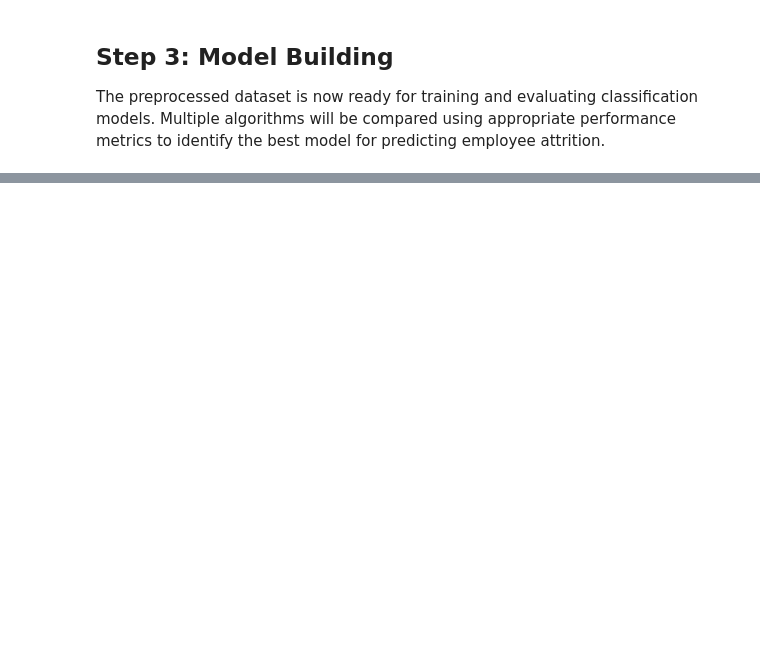
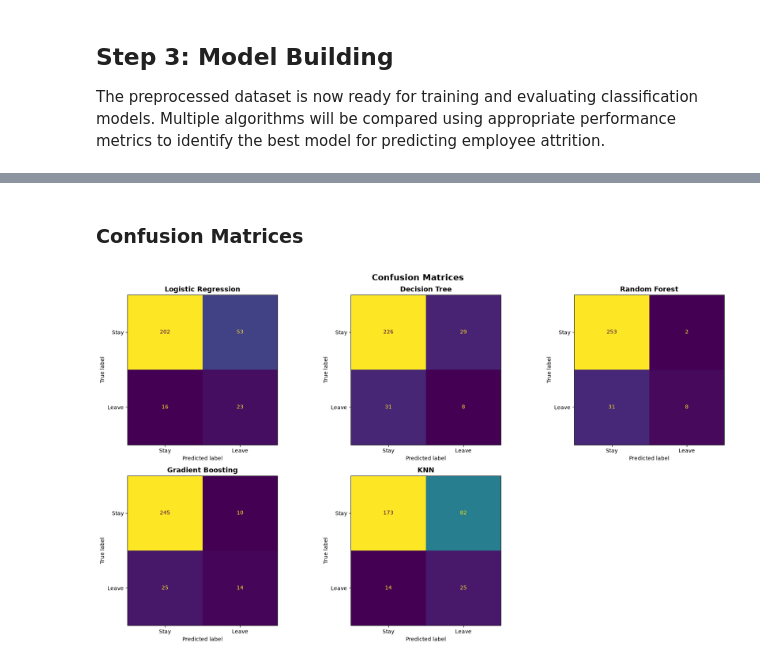
Before and after one commit to swarupsarangi113/employee-attrition-prediction, a Jupyter notebook: employee_attrition.ipynb, the cells around one changed output, grey strips where cells are left out. Drawn from its saved outputs; the diff is of its cells as text; code cells hidden in the pictures; blank space fills up the shorter version.

```diff
--- a/employee_attrition.ipynb
+++ b/employee_attrition.ipynb
@@ -481,0 +696,7 @@ The preprocessed dataset is now ready for training and evaluating classification
+# %%
+trained_models = {}
+
+for name, model in models.items():
+    model.fit(X_train_resampled, y_train_resampled)
+    trained_models[name] = model
+    print(f'{name}: trained')
@@ -481,0 +720,23 @@ The preprocessed dataset is now ready for training and evaluating classification
+# %%
+from sklearn.metrics import (
+    accuracy_score, precision_score, recall_score,
+    f1_score, roc_auc_score, confusion_matrix, ConfusionMatrixDisplay
+)
+
+results = []
+
+for name, model in trained_models.items():
+    y_pred = model.predict(X_test_scaled)
+    y_proba = model.predict_proba(X_test_scaled)[:, 1]
+
+    results.append({
+        'Model':     name,
+        'Accuracy':  round(accuracy_score(y_test, y_pred), 4),
+        'Precision': round(precision_score(y_test, y_pred), 4),
+        'Recall':    round(recall_score(y_test, y_pred), 4),
+        'F1 Score':  round(f1_score(y_test, y_pred), 4),
+        'ROC-AUC':   round(roc_auc_score(y_test, y_proba), 4),
+    })
+
+results_df = pd.DataFrame(results).set_index('Model')
+results_df.sort_values('F1 Score', ascending=False)
@@ -481,0 +751,19 @@ The preprocessed dataset is now ready for training and evaluating classification
+# %% [markdown]
+### Confusion Matrices
+# %%
+fig, axes = plt.subplots(2, 3, figsize=(18, 10))
+axes = axes.flatten()
+
+for i, (name, model) in enumerate(trained_models.items()):
+    y_pred = model.predict(X_test_scaled)
+    cm = confusion_matrix(y_test, y_pred)
+    disp = ConfusionMatrixDisplay(confusion_matrix=cm, display_labels=['Stay', 'Leave'])
+    disp.plot(ax=axes[i], colorbar=False)
+    axes[i].set_title(name, fontsize=13, fontweight='bold')
+
+fig.delaxes(axes[-1])
+plt.suptitle('Confusion Matrices', fontsize=16, fontweight='bold')
+plt.tight_layout()
+plt.show()
+# %% [output]
+[figure, added]
```
Also changed, not shown: parts of 36 cells of this notebook, 6 other files.
